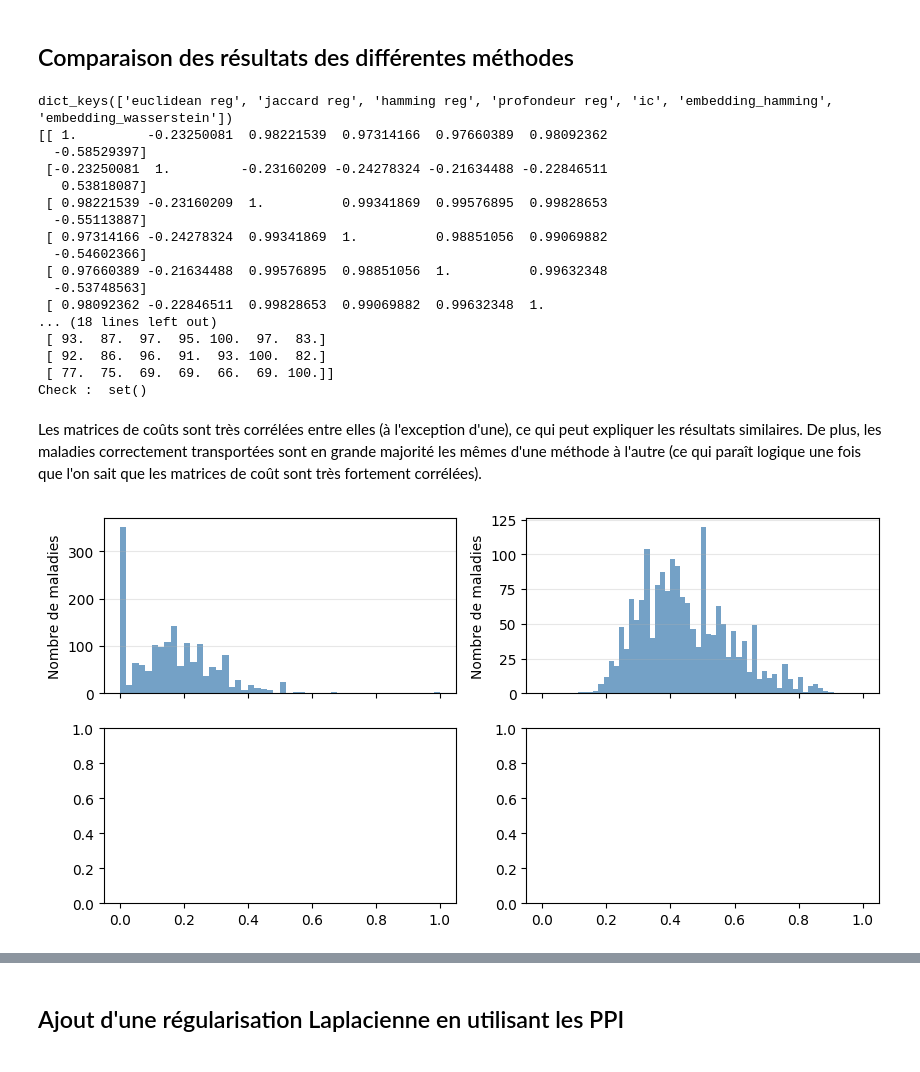
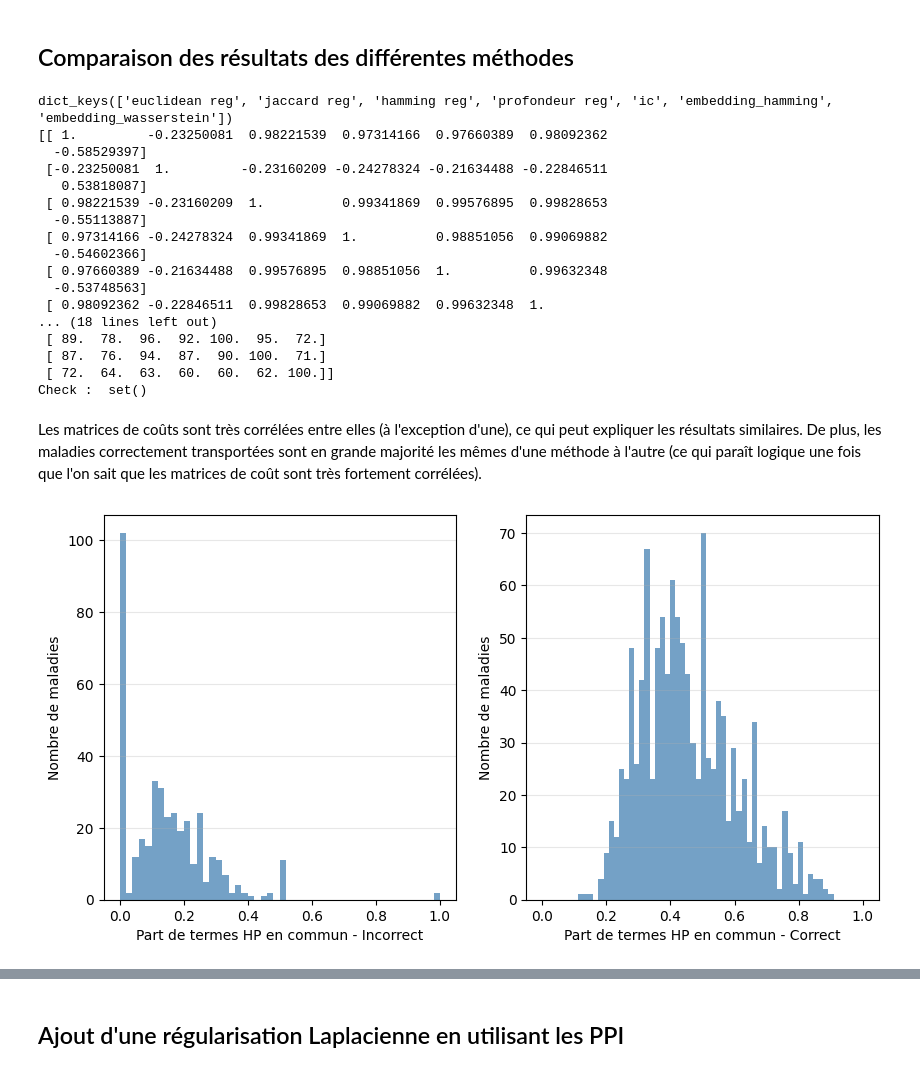
Before and after one commit to averniere/OT_simulation_maladies, a Jupyter notebook: Embeddings/test.ipynb, the cells around one changed output, grey strips where cells are left out. Saved outputs shown, nothing was run; the diff lists cells and outputs as text; code cells hidden in the pictures.

```diff
--- a/Embeddings/test.ipynb
+++ b/Embeddings/test.ipynb
@@ -500,17 +500,17 @@ def f_ground_truth(work_omim, work_orpha, df_orpha_omim):
 
 work_omim = work_omim.reset_index(drop=True)
 work_orpha = work_orpha.reset_index(drop=True)
-gt_set, valid_omim, valid_orpha = f_ground_truth(work_omim, work_orpha, df_orpha_omim)
+df_orpha_omim_exact = df_orpha_omim[df_orpha_omim["mapping_type"]=='E (Exact mapping: the two concepts are equivalent)']
+gt_set, valid_omim, valid_orpha = f_ground_truth(work_omim, work_orpha, df_orpha_omim_exact)
 # %%
 work_omim0 = work_omim[work_omim['database_id'].isin(valid_omim)]
 work_orpha0 = work_orpha[work_orpha['database_id'].isin(valid_orpha)]
 work_omim0 = work_omim0.reset_index(drop=True)
 work_orpha0 = work_orpha0.reset_index(drop=True)
 hpo_cols0 = [c for c in work_omim0.columns if c.startswith("HP:")]
-print(work_omim0.shape, work_orpha0.shape)
 
 # ground_truth s'appuie sur les indices des maladies dans les datasets initiaux
-gt_set, valid_omim0, valid_orpha0 = f_ground_truth(work_omim0, work_orpha0, df_orpha_omim)
+gt_set, valid_omim0, valid_orpha0 = f_ground_truth(work_omim0, work_orpha0, df_orpha_omim_exact)
 
 print(f"Taille OMIM : {work_omim0.shape[0]}, ORPHA : {work_orpha0.shape[0]}, paires GT : {len(gt_set)}")
 # %% [output]
@@ -833,8 +832,8 @@ Top-5 accuracy : 0.016 (86/5312)
 import pickle
 
 # Sauvegarde du dictionnaire
-# with open("../data/utils/dict_method.pickle", 'wb') as file:
-    # pickle.dump(dict_method, file)
+#with open("../data/utils/dict_method.pickle", 'wb') as file:
+    #pickle.dump(dict_method, file)
 with open("../data/utils/dict_method.pickle", 'rb') as file:
     dict_method = pickle.load(file)
 
@@ -891,9 +890,9 @@ dict_keys(['euclidean reg', 'jaccard reg', 'hamming reg', 'profondeur reg', 'ic'
   -0.53748563]
  [ 0.98092362 -0.22846511  0.99828653  0.99069882  0.99632348  1.
 ... (18 lines left out)
- [ 93.  87.  97.  95. 100.  97.  83.]
- [ 92.  86.  96.  91.  93. 100.  82.]
- [ 77.  75.  69.  69.  66.  69. 100.]]
+ [ 89.  78.  96.  92. 100.  95.  72.]
+ [ 87.  76.  94.  87.  90. 100.  71.]
+ [ 72.  64.  63.  60.  60.  62. 100.]]
 Check :  set()
 # %% [markdown]
 Les matrices de coûts sont très corrélées entre elles (à l'exception d'une), ce qui peut expliquer les résultats similaires. De plus, les maladies correctement transportées sont en grande majorité les mêmes d'une méthode à l'autre (ce qui paraît logique une fois que l'on sait que les matrices de coût sont très fortement corrélées).
@@ -955,40 +954,40 @@ var2 = [len(paires_correct_dict[c]["commun"])/paires_correct_dict[c]["omim"]["co
 #var3 = [len(paires_correct_dict[c]["commun propagé"])/len(paires_correct_dict[c]["omim"]["terms propagated"]) for c in paires_correct_dict.keys()]
 #var4 = [len(paires_zero_dict[c]["commun propagé"])/len(paires_zero_dict[c]["omim"]["terms propagated"]) for c in paires_zero_dict.keys()]
 
-fig, axes = plt.subplots(2, 2, figsize=(10, 5), sharex=True)
+fig, axes = plt.subplots(1, 2, figsize=(10, 5), sharex=True)
 
-ax = axes[0, 0]
+ax = axes[0]
 sns.histplot(var1, bins=50, ax=ax, color='steelblue', edgecolor='none')
 
 ax.set_xlabel("Part de termes HP en commun - Incorrect")
 ax.set_ylabel("Nombre de maladies")
 ax.grid(axis='y', alpha=0.3)
 
-ax = axes[0,1]
+ax = axes[1]
 sns.histplot(var2, bins=50, ax=ax, color='steelblue', edgecolor='none')
 
 ax.set_xlabel("Part de termes HP en commun - Correct")
 ax.set_ylabel("Nombre de maladies")
 ax.grid(axis='y', alpha=0.3)
 '''
 ax = axes[1,0]
 sns.histplot(var4, bins=50, ax=ax, color='steelblue', edgecolor='none')
 
 ax.set_xlabel("Part de termes HP en commun - Incorrect")
 ax.set_ylabel("Nombre de maladies")
 ax.grid(axis='y', alpha=0.3)
 
 ax = axes[1, 1]
 sns.histplot(var3, bins=50, ax=ax, color='steelblue', edgecolor='none')
 
 ax.set_xlabel("Part de termes HP en commun - Correct")
 ax.set_ylabel("Nombre de maladies")
 ax.grid(axis='y', alpha=0.3)
 plt.tight_layout()
 '''
 plt.show()
 # %% [output]
-[figure, old version]
+[figure, new version]
 # %%
 # Différences en terme d'information content
 def max_ic(terms, ic):
```
Also changed, not shown: parts of 26 cells of this notebook, 4 other files.
